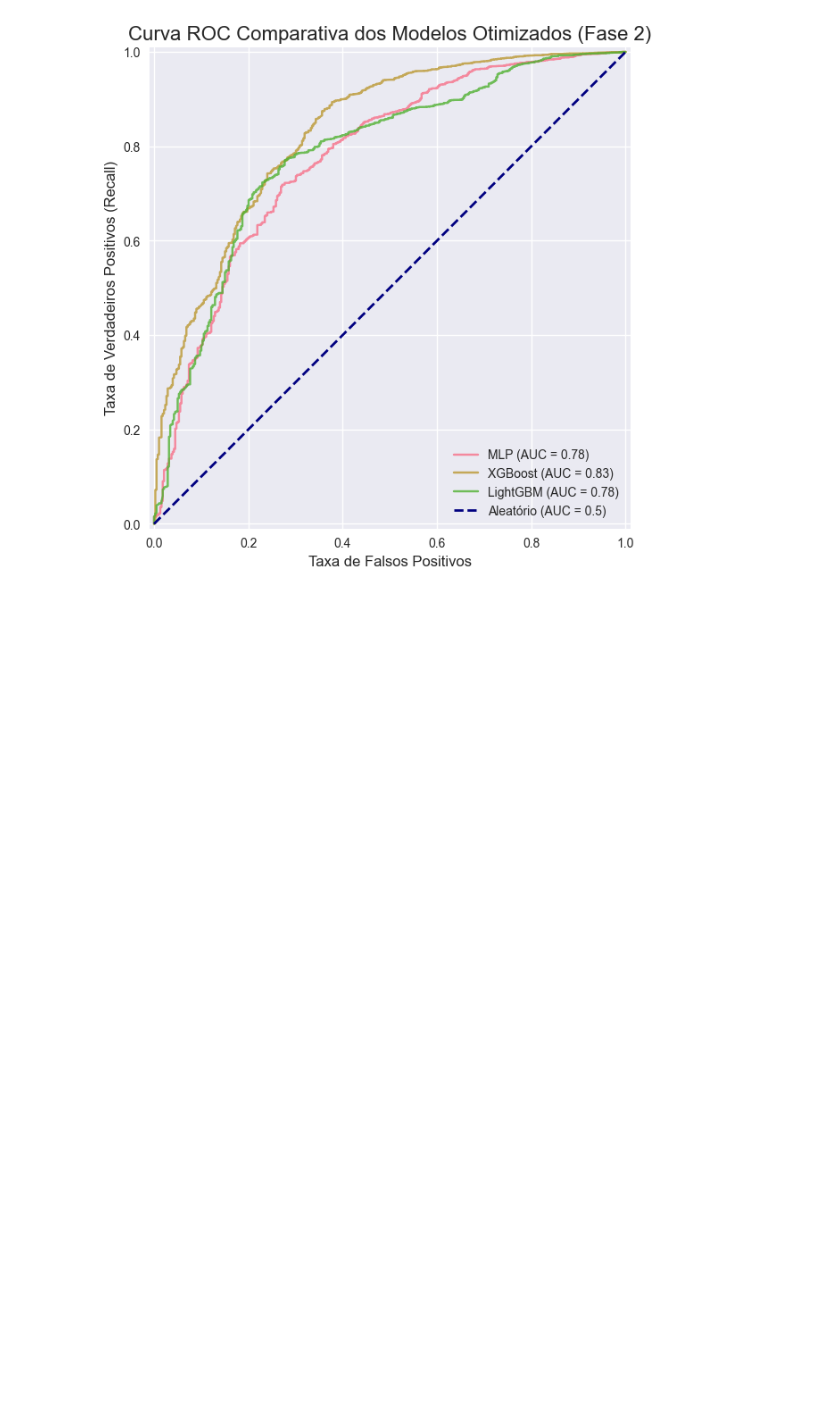
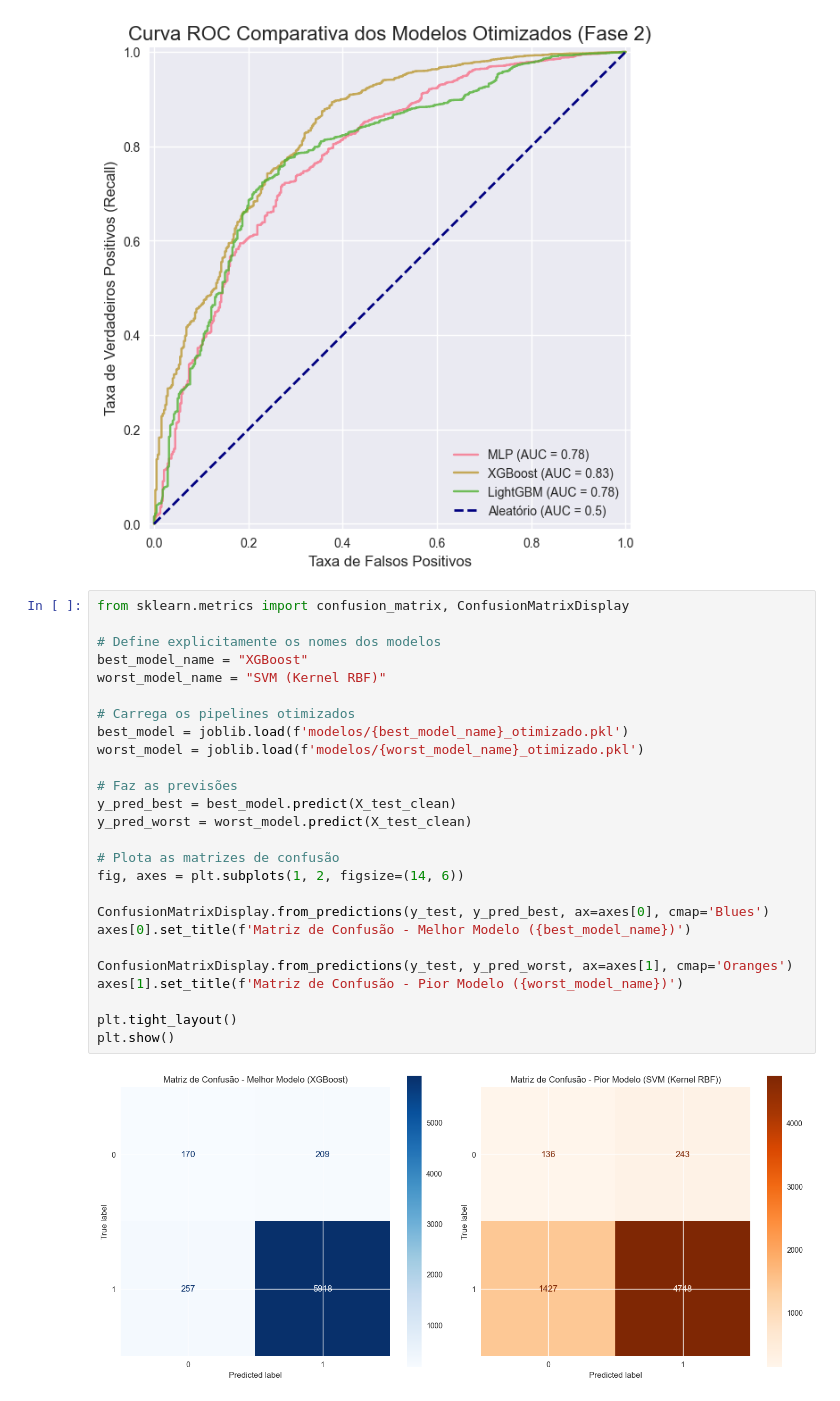
Before and after one commit to Eduardocin/employee-access-predictor, a Jupyter notebook: projeto_models.ipynb, the cells around one changed output. Saved outputs shown, nothing was run; the diff lists cells and outputs as text; blank space fills up the shorter version.

Commit message:
feat(avaliacao): inclusão da matriz de confusão final dos modelos XGBoost e SVM (Kernel RBF)

```diff
--- a/projeto_models.ipynb
+++ b/projeto_models.ipynb
@@ -1331,3 +1331,31 @@ plt.grid(True)
 plt.show()
 # %% [output]
 [figure]
+# %%
+from sklearn.metrics import confusion_matrix, ConfusionMatrixDisplay
+
+# Define explicitamente os nomes dos modelos
+best_model_name = "XGBoost"
+worst_model_name = "SVM (Kernel RBF)"
+
+# Carrega os pipelines otimizados
+best_model = joblib.load(f'modelos/{best_model_name}_otimizado.pkl')
+worst_model = joblib.load(f'modelos/{worst_model_name}_otimizado.pkl')
+
+# Faz as previsões
+y_pred_best = best_model.predict(X_test_clean)
+y_pred_worst = worst_model.predict(X_test_clean)
+
+# Plota as matrizes de confusão
+fig, axes = plt.subplots(1, 2, figsize=(14, 6))
+
+ConfusionMatrixDisplay.from_predictions(y_test, y_pred_best, ax=axes[0], cmap='Blues')
+axes[0].set_title(f'Matriz de Confusão - Melhor Modelo ({best_model_name})')
+
+ConfusionMatrixDisplay.from_predictions(y_test, y_pred_worst, ax=axes[1], cmap='Oranges')
+axes[1].set_title(f'Matriz de Confusão - Pior Modelo ({worst_model_name})')
+
+plt.tight_layout()
+plt.show()
+# %% [output]
+[figure, added]
```
